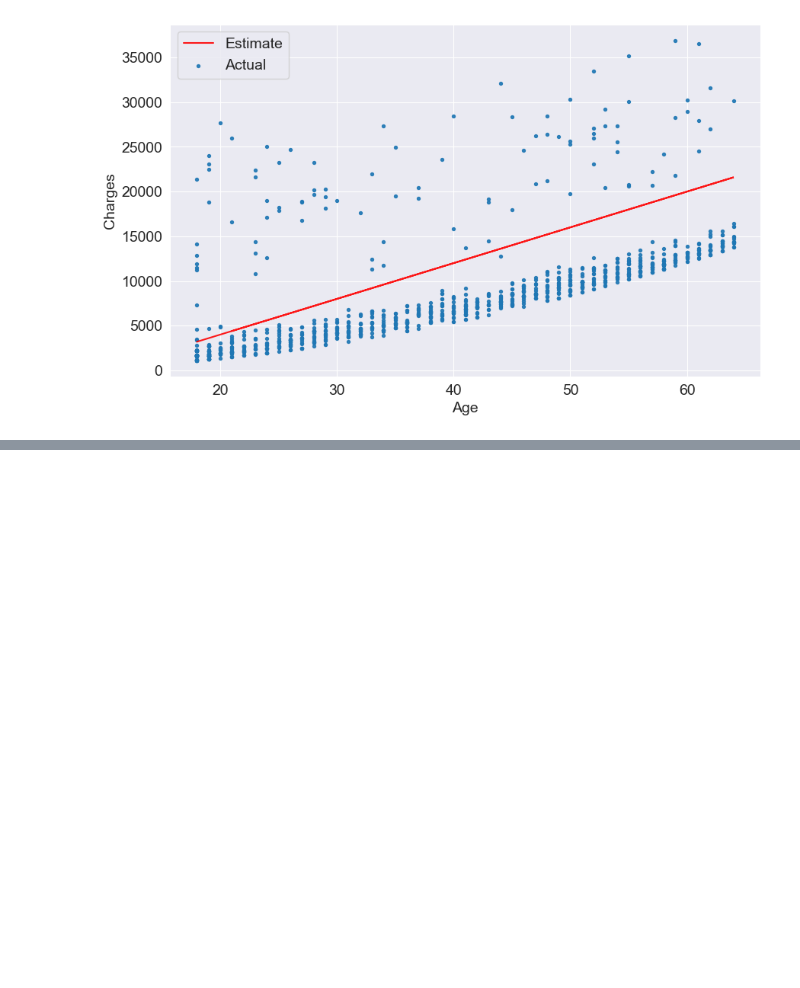
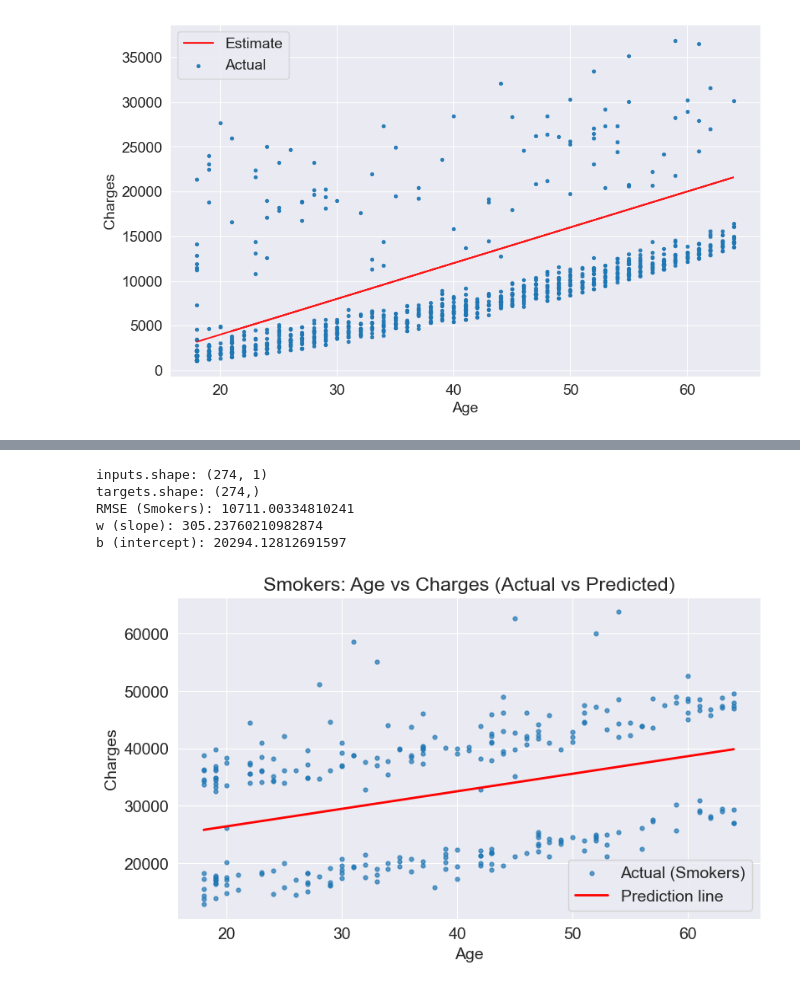
Before and after one commit to Janith262/Medical_insurance_analysis_ML_Project, a Jupyter notebook: ACME_Insurance_Question.ipynb, the cells around one changed output, grey strips where cells are left out. Cells and saved outputs as stored; diff of their text form; code cells hidden in the pictures; blank space fills up the shorter version.

```diff
--- a/ACME_Insurance_Question.ipynb
+++ b/ACME_Insurance_Question.ipynb
@@ -405,0 +543,3 @@ try_parameters(400, -4000)
+# %%
+predictions = model.predict(inputs)
+predictions
@@ -405,0 +629,61 @@ try_parameters(400, -4000)
+# %%
+# Smoker-only Linear Regression (Age -> Charges)
+# Includes: filter smokers, train, predict, visualize, RMSE loss, show w & b
+
+import numpy as np
+import matplotlib.pyplot as plt
+from sklearn.linear_model import LinearRegression
+
+# If you don't already have rmse()
+def rmse(targets, predictions):
+    return np.sqrt(np.mean(np.square(targets - predictions)))
+
+# 1) Filter smokers
+smoker_df = medical_df[medical_df['smoker'] == 'yes'].copy()
+
+# 2) Inputs (X) & Targets (y)
+inputs = smoker_df[['age']]        # 2D: (n, 1)
+targets = smoker_df['charges']     # 1D: (n,)
+
+print("inputs.shape:", inputs.shape)
+print("targets.shape:", targets.shape)
+
+# 3) Train Linear Regression model
+model = LinearRegression()
+model.fit(inputs, targets)
+
+# 4) Predict on the same inputs
+predictions = model.predict(inputs)
+
+# 5) Compute RMSE loss
+loss = rmse(targets.values, predictions)
+print("RMSE (Smokers):", loss)
+
+# 6) Print model parameters (w and b)
+w = model.coef_[0]
+b = model.intercept_
+print("w (slope):", w)
+print("b (intercept):", b)
+
+# 7) Visualize Actual vs Predicted
+# Sort by age so the prediction line looks clean
+sorted_idx = np.argsort(inputs['age'].values)
+ages_sorted = inputs['age'].values[sorted_idx]
+pred_sorted = predictions[sorted_idx]
+
+plt.figure(figsize=(9, 5))
+plt.scatter(inputs['age'], targets, s=12, alpha=0.7, label="Actual (Smokers)")
+plt.plot(ages_sorted, pred_sorted, color="red", linewidth=2, label="Prediction line")
+
+plt.xlabel("Age")
+plt.ylabel("Charges")
+plt.title("Smokers: Age vs Charges (Actual vs Predicted)")
+plt.legend()
+plt.show()
+# %% [output]
+inputs.shape: (274, 1)
+targets.shape: (274,)
+RMSE (Smokers): 10711.00334810241
+w (slope): 305.23760210982874
+b (intercept): 20294.12812691597
+[figure, added]
```
Also changed, not shown: parts of 44 cells of this notebook, 1 other file.
